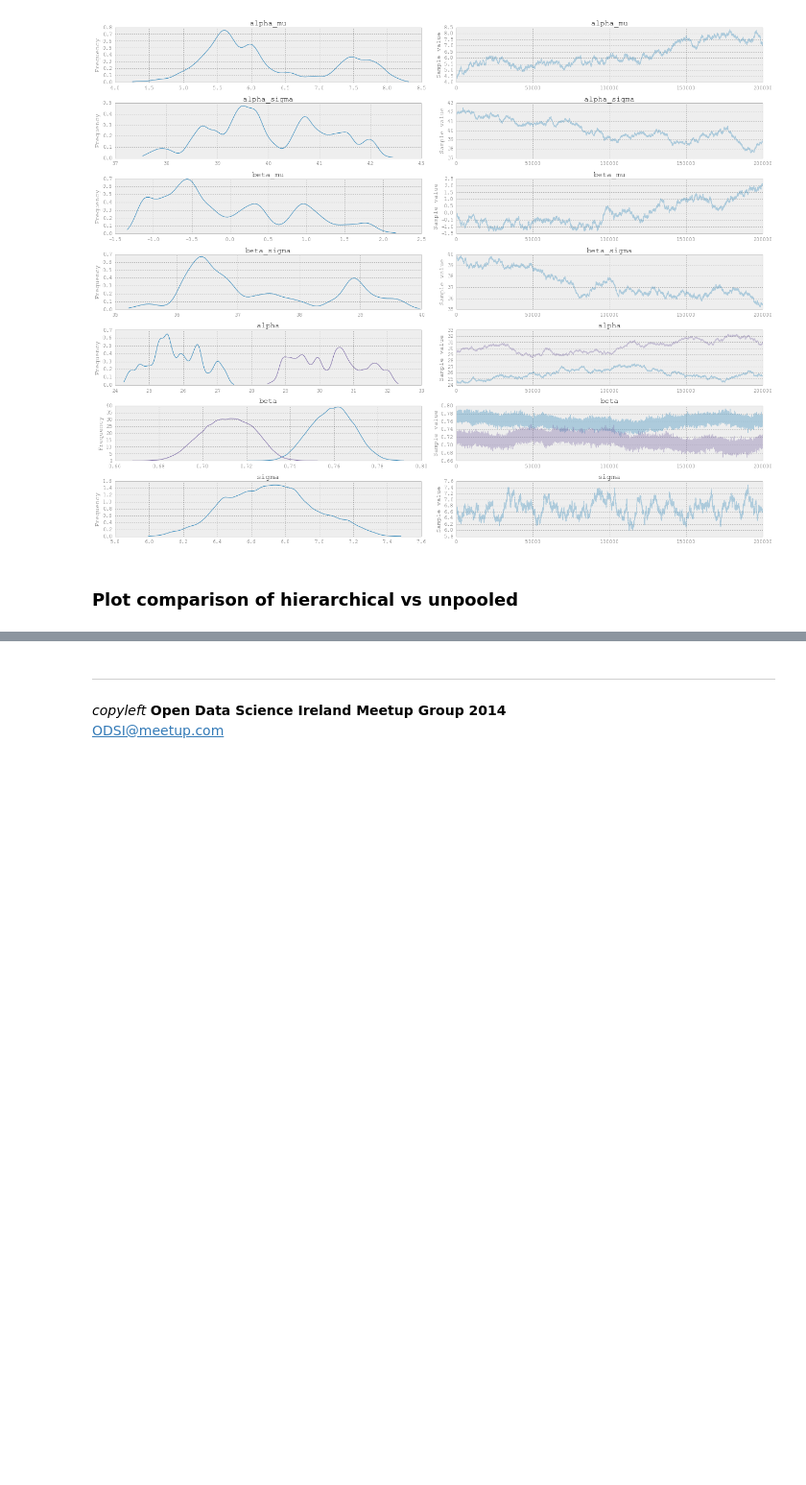
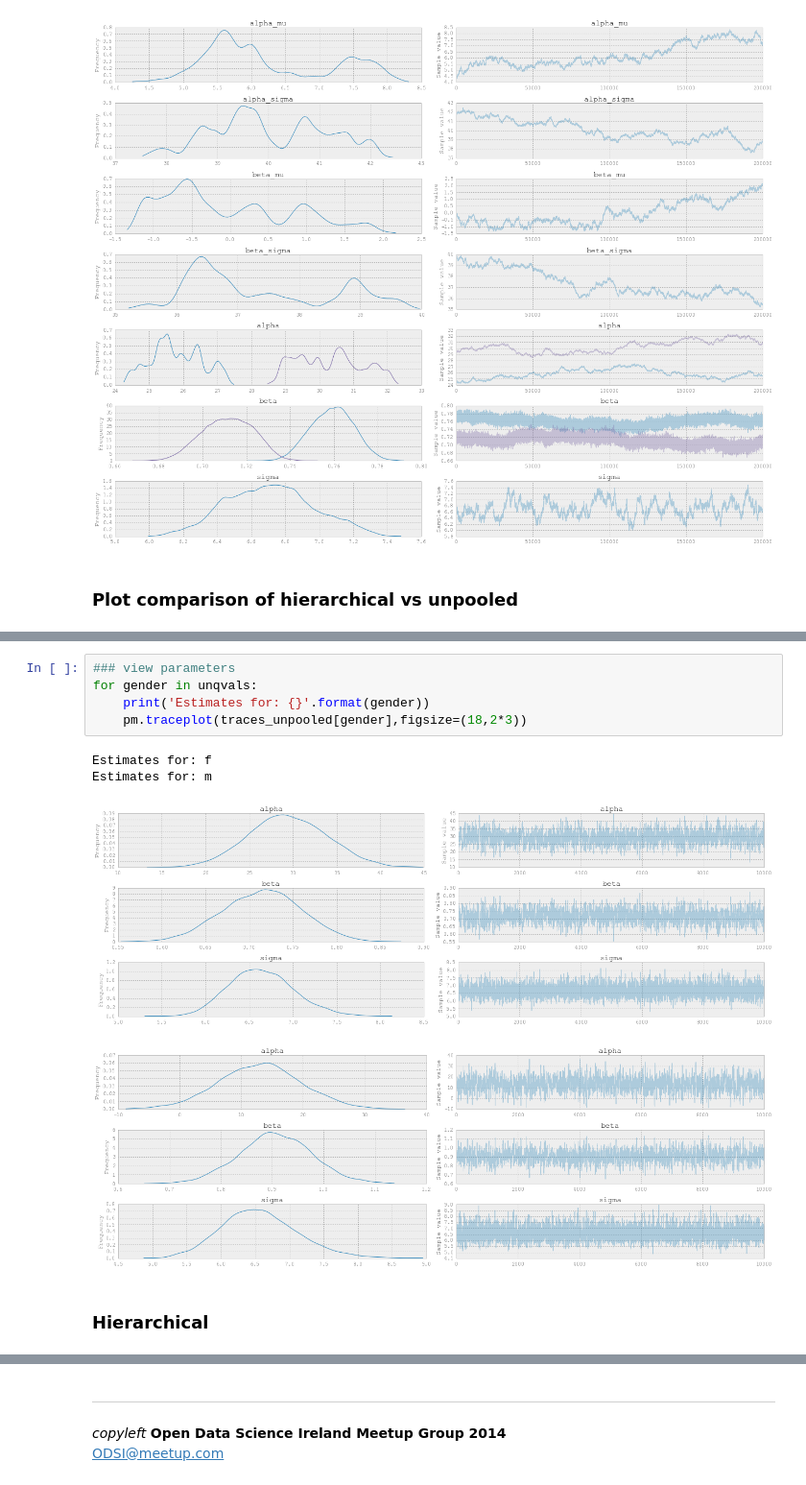
Before and after one commit to tcarnus/suas_literacy, a Jupyter notebook: 02_InitialExploration.ipynb, the cells around one changed output, grey strips where cells are left out. Shown at 96% size. Saved outputs shown, nothing was run; the diff lists cells and outputs as text; blank space fills up the shorter version.

```diff
--- a/02_InitialExploration.ipynb
+++ b/02_InitialExploration.ipynb
@@ -374,0 +408,12 @@ for j, (sp, testtype) in enumerate(zip(axes1d,unqvals)):
+# %%
+### view parameters
+for gender in unqvals:
+    print('Estimates for: {}'.format(gender))
+    pm.traceplot(traces_unpooled[gender],figsize=(18,2*3))
+# %% [output]
+Estimates for: f
+Estimates for: m
+[figure, added]
+[figure, added]
+# %% [markdown]
+### Hierarchical
```
Also changed, not shown: parts of 22 cells of this notebook, 2 other files.
